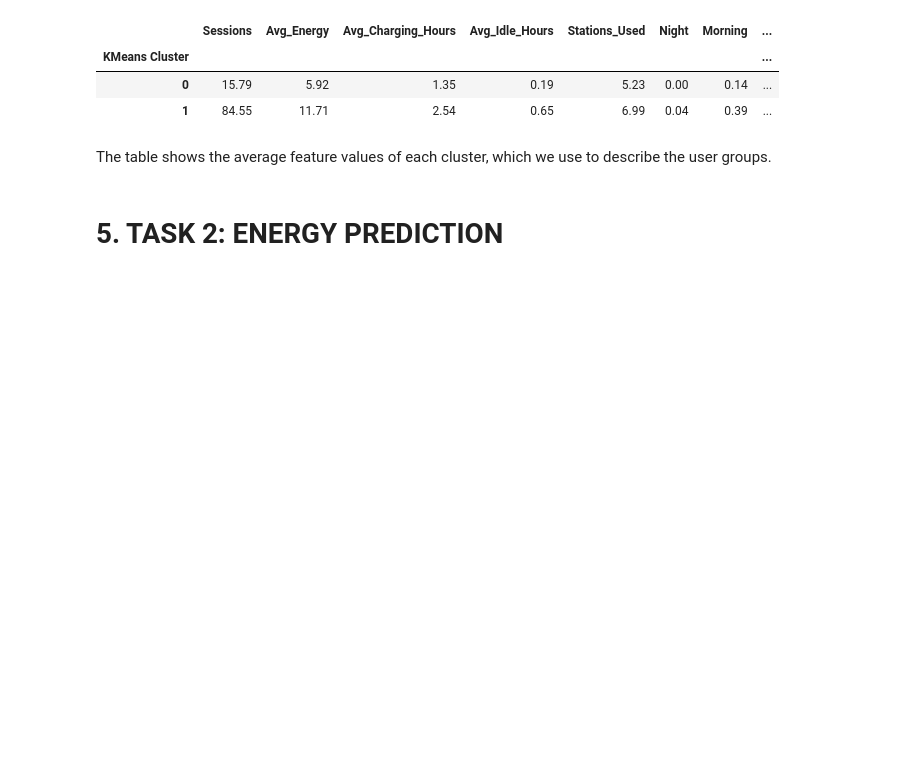
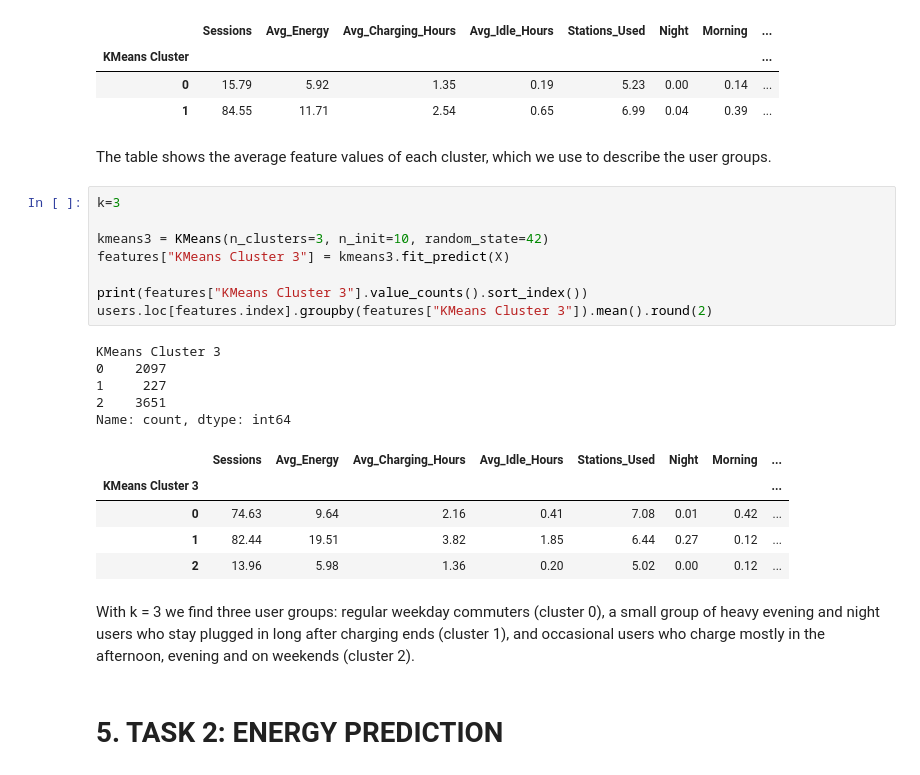
Before and after one commit to FridaGi/ITBA, a Jupyter notebook: ITBA_Project.ipynb, the cells around one changed output. Cells and saved outputs as stored; diff of their text form; blank space fills up the shorter version.

Commit message:
k means with k=3

```diff
--- a/ITBA_Project.ipynb
+++ b/ITBA_Project.ipynb
@@ -676,6 +676,27 @@ Name: count, dtype: int64
 | 1 | 84.55 | 11.71 | 2.54 | 0.65 | 6.99 | 0.04 | 0.39 | ... |
 # %% [markdown]
 The table shows the average feature values of each cluster, which we use to describe the user groups.
+# %%
+k=3
+
+kmeans3 = KMeans(n_clusters=3, n_init=10, random_state=42)
+features["KMeans Cluster 3"] = kmeans3.fit_predict(X)
+
+print(features["KMeans Cluster 3"].value_counts().sort_index())
+users.loc[features.index].groupby(features["KMeans Cluster 3"]).mean().round(2)
+# %% [output]
+KMeans Cluster 3
+0    2097
+1     227
+2    3651
+Name: count, dtype: int64
+|  | Sessions | Avg_Energy | Avg_Charging_Hours | Avg_Idle_Hours | Stations_Used | Night | Morning | ... |
+| KMeans Cluster 3 |  |  |  |  |  |  |  | ... |
+| 0 | 74.63 | 9.64 | 2.16 | 0.41 | 7.08 | 0.01 | 0.42 | ... |
+| 1 | 82.44 | 19.51 | 3.82 | 1.85 | 6.44 | 0.27 | 0.12 | ... |
+| 2 | 13.96 | 5.98 | 1.36 | 0.20 | 5.02 | 0.00 | 0.12 | ... |
+# %% [markdown]
+With k = 3 we find three user groups: regular weekday commuters (cluster 0), a small group of heavy evening and night users who stay plugged in long after charging ends (cluster 1), and occasional users who charge mostly in the afternoon, evening and on weekends (cluster 2).
 # %% [markdown]
 # 5. TASK 2: ENERGY PREDICTION
 # %% [markdown]
```
